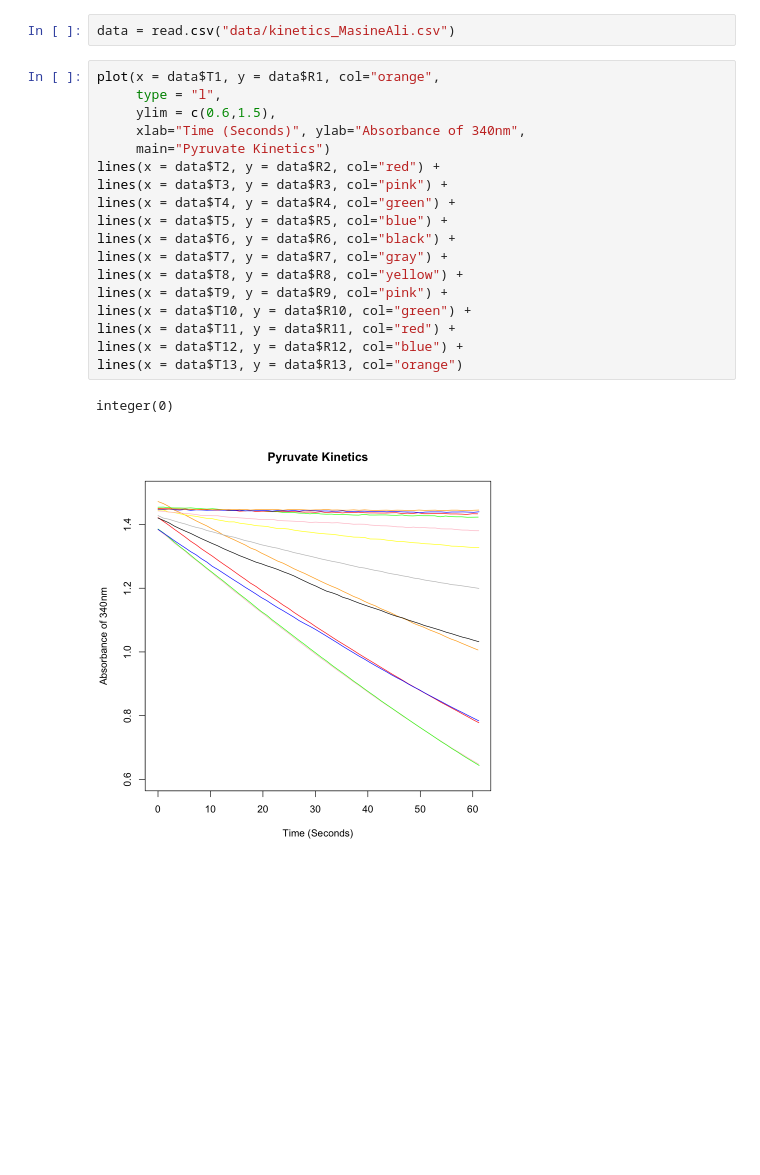
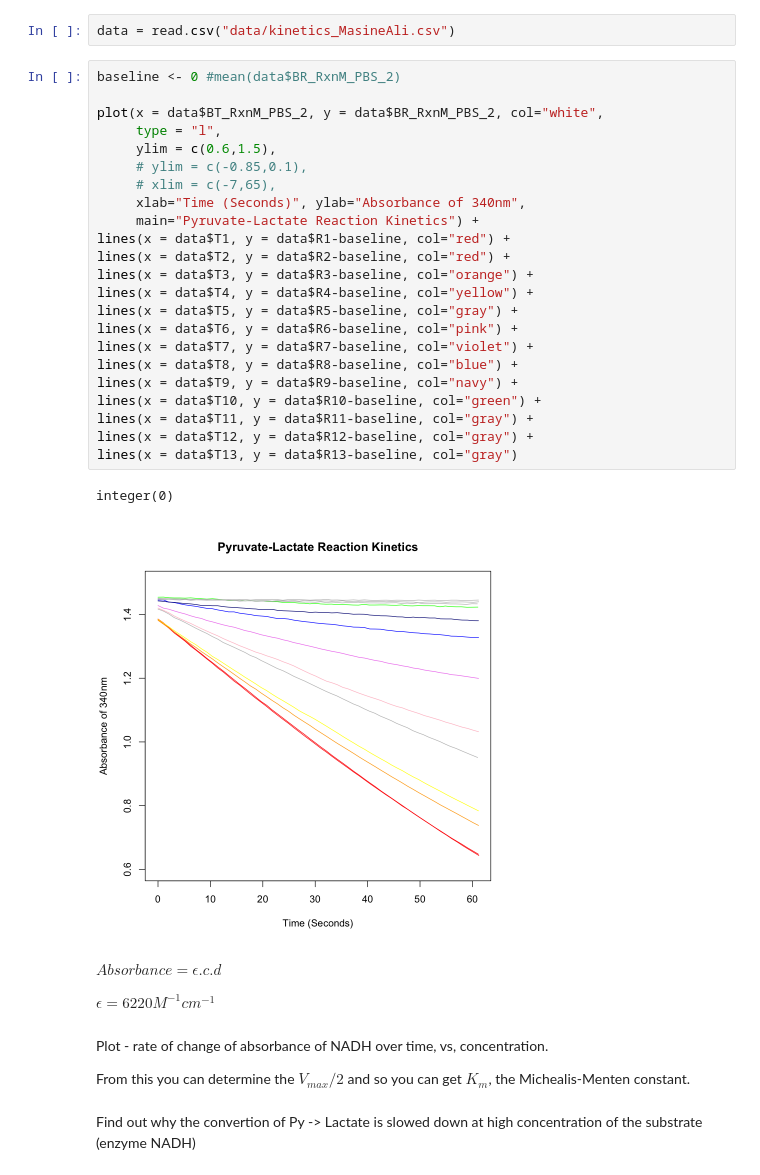
Before and after one commit to zrthxn/molbiolab, a Jupyter notebook: kinetics.ipynb, the cells around one changed output. Saved outputs shown, nothing was run; the diff lists cells and outputs as text; blank space fills up the shorter version.

```diff
--- a/kinetics.ipynb
+++ b/kinetics.ipynb
@@ -112,23 +123,38 @@ write.csv(collated_df, "data/kinetics_MasineAli.csv")
 # %%
 data = read.csv("data/kinetics_MasineAli.csv")
 # %%
-plot(x = data$T1, y = data$R1, col="orange",
+baseline <- 0 #mean(data$BR_RxnM_PBS_2)
+
+plot(x = data$BT_RxnM_PBS_2, y = data$BR_RxnM_PBS_2, col="white",
      type = "l",
      ylim = c(0.6,1.5),
+     # ylim = c(-0.85,0.1),
+     # xlim = c(-7,65),
      xlab="Time (Seconds)", ylab="Absorbance of 340nm",
-     main="Pyruvate Kinetics")
-lines(x = data$T2, y = data$R2, col="red") +
-lines(x = data$T3, y = data$R3, col="pink") +
-lines(x = data$T4, y = data$R4, col="green") +
-lines(x = data$T5, y = data$R5, col="blue") +
-lines(x = data$T6, y = data$R6, col="black") +
-lines(x = data$T7, y = data$R7, col="gray") +
-lines(x = data$T8, y = data$R8, col="yellow") +
-lines(x = data$T9, y = data$R9, col="pink") +
-lines(x = data$T10, y = data$R10, col="green") +
-lines(x = data$T11, y = data$R11, col="red") +
-lines(x = data$T12, y = data$R12, col="blue") +
-lines(x = data$T13, y = data$R13, col="orange")
+     main="Pyruvate-Lactate Reaction Kinetics") +
+lines(x = data$T1, y = data$R1-baseline, col="red") +
+lines(x = data$T2, y = data$R2-baseline, col="red") +
+lines(x = data$T3, y = data$R3-baseline, col="orange") +
+lines(x = data$T4, y = data$R4-baseline, col="yellow") +
+lines(x = data$T5, y = data$R5-baseline, col="gray") +
+lines(x = data$T6, y = data$R6-baseline, col="pink") +
+lines(x = data$T7, y = data$R7-baseline, col="violet") +
+lines(x = data$T8, y = data$R8-baseline, col="blue") +
+lines(x = data$T9, y = data$R9-baseline, col="navy") +
+lines(x = data$T10, y = data$R10-baseline, col="green") +
+lines(x = data$T11, y = data$R11-baseline, col="gray") +
+lines(x = data$T12, y = data$R12-baseline, col="gray") +
+lines(x = data$T13, y = data$R13-baseline, col="gray")
 # %% [output]
 integer(0)
-[figure, old version]
+[figure, new version]
+# %% [markdown]
+$Absorbance = \epsilon . c . d$
+
+$\epsilon = 6220 M^{-1} cm^{-1}$
+# %% [markdown]
+Plot - rate of change of absorbance of NADH over time, vs, concentration.
+
+From this you can determine the $V_{max}/2$ and so you can get $K_m$, the Michealis-Menten constant.
+# %% [markdown]
+Find out why the convertion of Py -> Lactate is slowed down at high concentration of the substrate (enzyme NADH)
```
Also changed, not shown: parts of 11 cells of this notebook, 16 other files.
